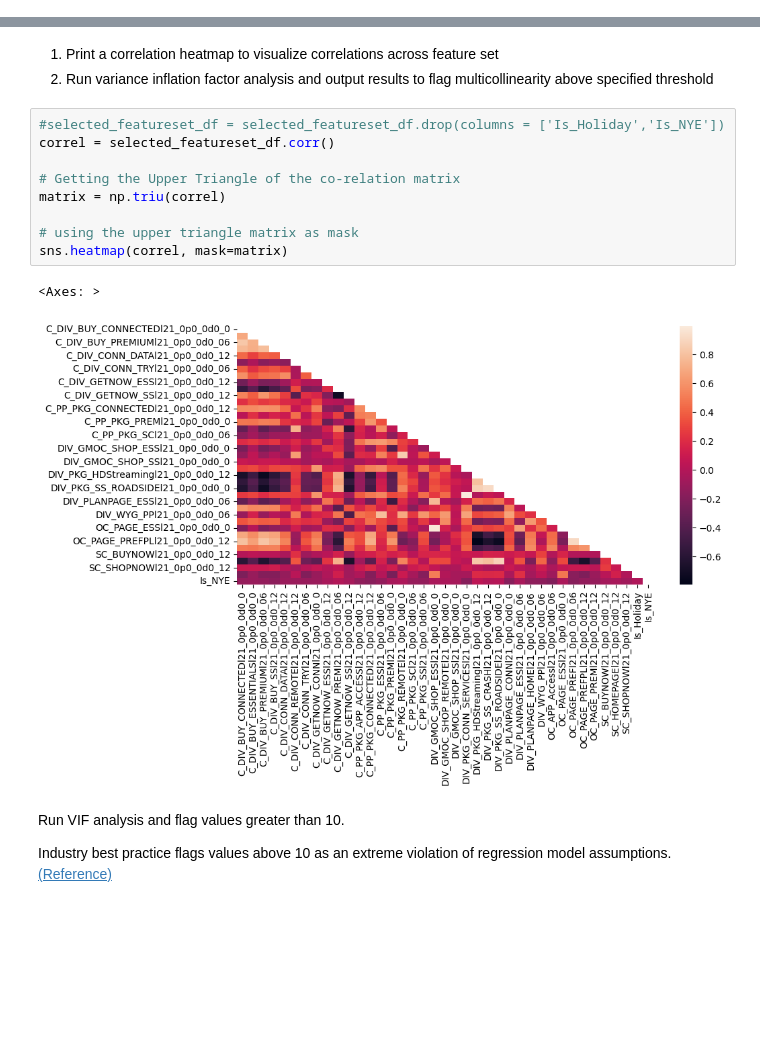
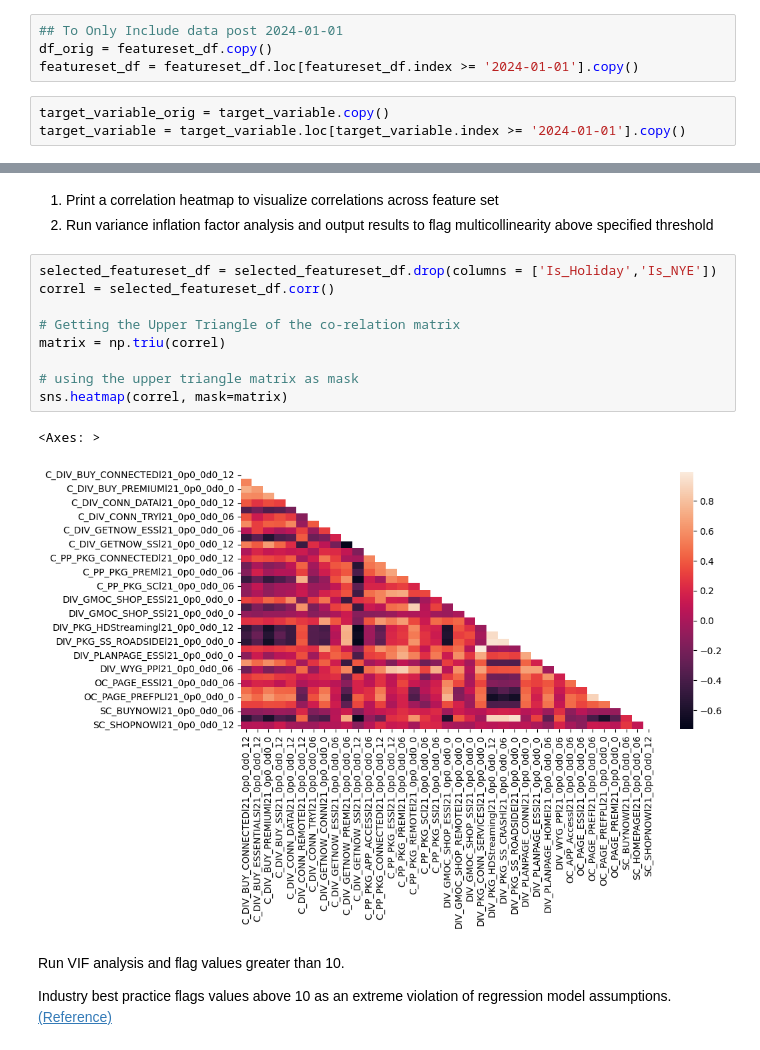
Before and after one commit to zzWIInTer/zz_onstar_rba, a Jupyter notebook: Data Pre-Processing & Feature Selection.ipynb, the cells around one changed output, grey strips where cells are left out. Saved outputs shown, nothing was run; the diff lists cells and outputs as text; blank space fills up the shorter version.

```diff
--- a/Data Pre-Processing & Feature Selection.ipynb
+++ b/Data Pre-Processing & Feature Selection.ipynb
@@ -368,0 +397,7 @@ featureset_df[featureset_df['Is_Holiday']==True]
+# %%
+## To Only Include data post 2024-01-01
+df_orig = featureset_df.copy()
+featureset_df = featureset_df.loc[featureset_df.index >= '2024-01-01'].copy()
+# %%
+target_variable_orig = target_variable.copy()
+target_variable = target_variable.loc[target_variable.index >= '2024-01-01'].copy()
@@ -731,17 +824,17 @@ files.download('selected_feasureset.csv')
 1. Print a correlation heatmap to visualize correlations across feature set
 2. Run variance inflation factor analysis and output results to flag multicollinearity above specified threshold
 # %%
-#selected_featureset_df = selected_featureset_df.drop(columns = ['Is_Holiday','Is_NYE'])
+selected_featureset_df = selected_featureset_df.drop(columns = ['Is_Holiday','Is_NYE'])
 correl = selected_featureset_df.corr()
 
 # Getting the Upper Triangle of the co-relation matrix
 matrix = np.triu(correl)
 
 # using the upper triangle matrix as mask
 sns.heatmap(correl, mask=matrix)
 # %% [output]
 <Axes: >
-[figure, old version]
+[figure, new version]
 # %% [markdown]
 Run VIF analysis and flag values greater than 10.
 
```
Also changed, not shown: parts of 24 cells of this notebook.
